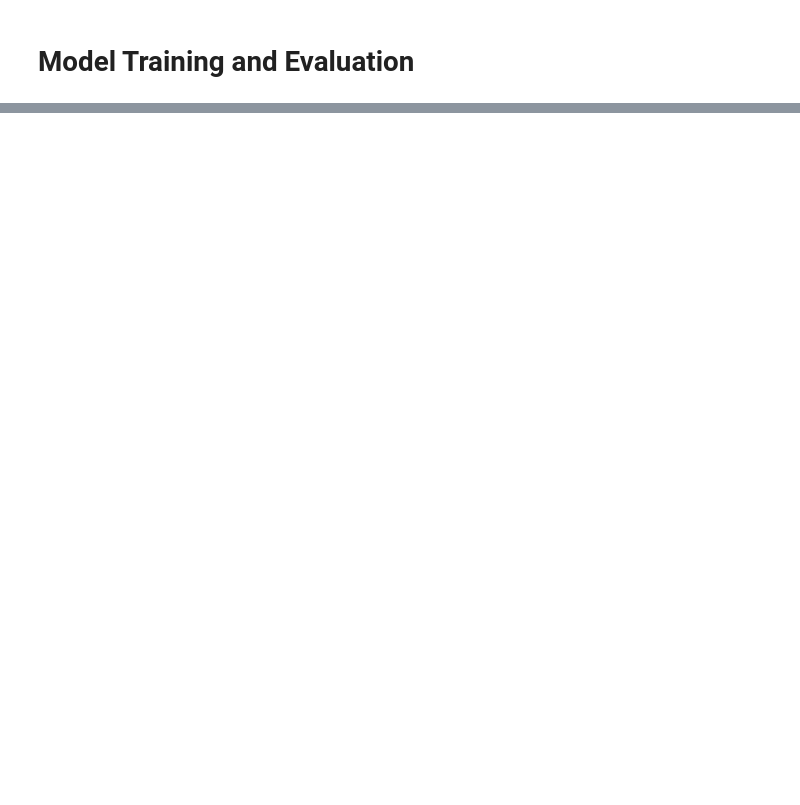
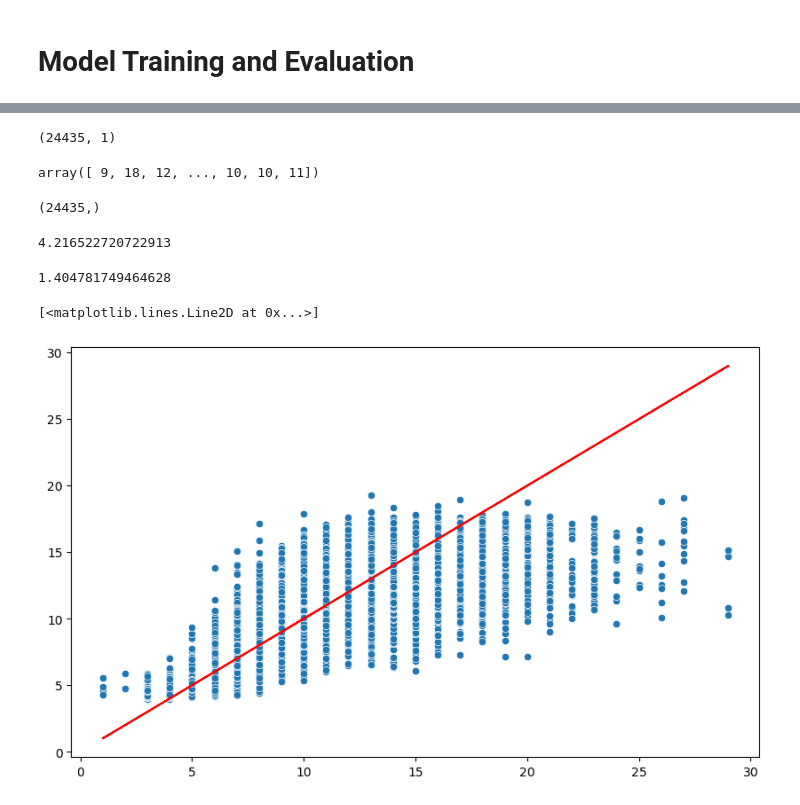
Before and after one commit to gargi-09/My-Kaggle-Work, a Jupyter notebook: Crab Age Prediction.ipynb, the cells around one changed output, grey strips where cells are left out. Drawn from its saved outputs; the diff is of its cells as text; code cells hidden in the pictures; blank space fills up the shorter version.

Commit message:
Kaggle Notebook | Crab Age Prediction Notebook | Version 6

```diff
--- a/Crab Age Prediction.ipynb
+++ b/Crab Age Prediction.ipynb
@@ -364,0 +518,3 @@ sns.barplot(data=train_df,x='Age',y='Difference Weight')
+# %%
+y_pred = model.predict(x_test)
+y_pred
@@ -364,0 +530,32 @@ sns.barplot(data=train_df,x='Age',y='Difference Weight')
+# %%
+y_pred.shape
+# %% [output]
+(24435, 1)
+# %%
+y_pred = y_pred.reshape(24435,)
+# %%
+y_test
+# %% [output]
+array([ 9, 18, 12, ..., 10, 10, 11])
+# %%
+y_test = y_test.reshape(24435,)
+# %%
+y_test.shape
+# %% [output]
+(24435,)
+# %%
+from sklearn.metrics import mean_squared_error, mean_absolute_error, accuracy_score
+mean_squared_error(y_test,y_pred)
+# %% [output]
+4.216522720722913
+# %%
+mean_absolute_error(y_test,y_pred)
+# %% [output]
+1.404781749464628
+# %%
+plt.figure(figsize=(10,6))
+sns.scatterplot(x=y_test,y=y_pred)
+plt.plot(y_test,y_test,'r')
+# %% [output]
+[<matplotlib.lines.Line2D at 0x...>]
+[figure, added]
```
Also changed, not shown: parts of 30 cells of this notebook.
